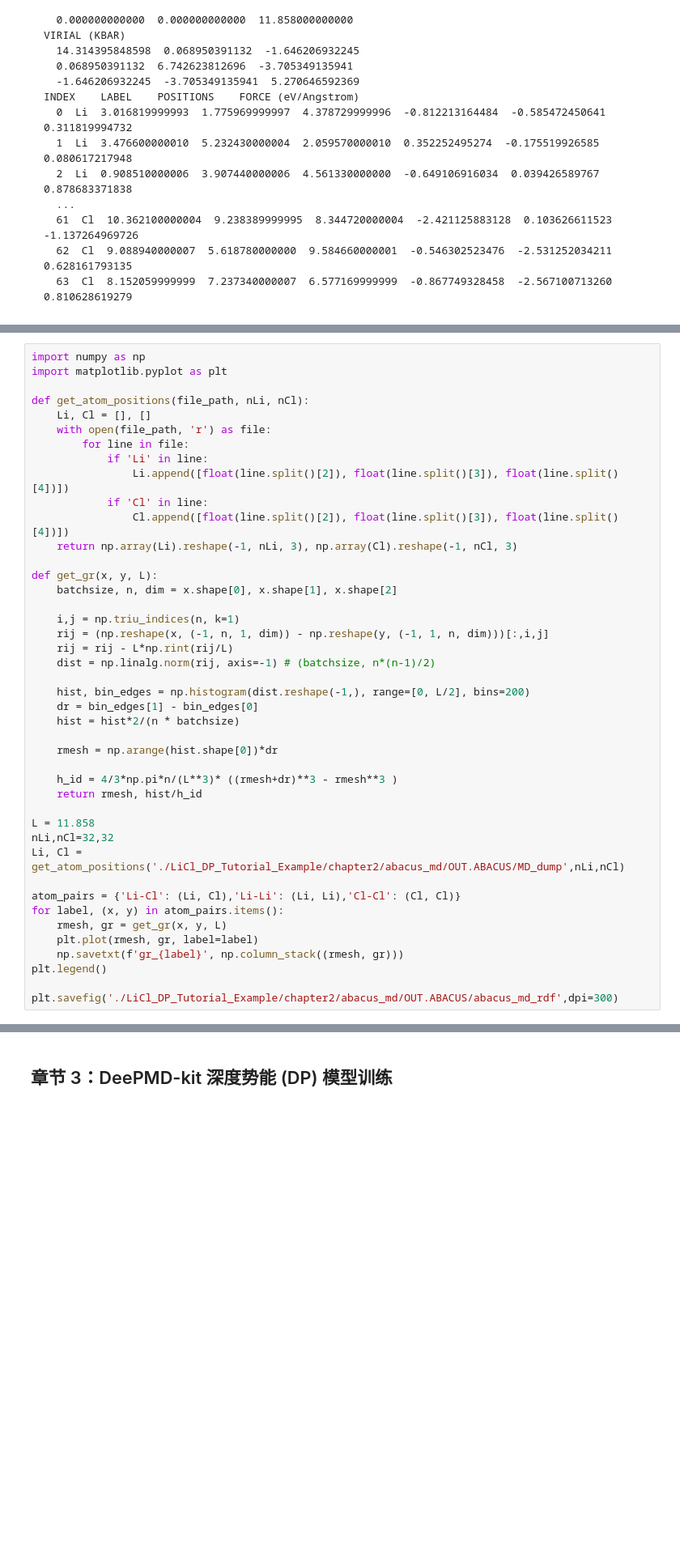
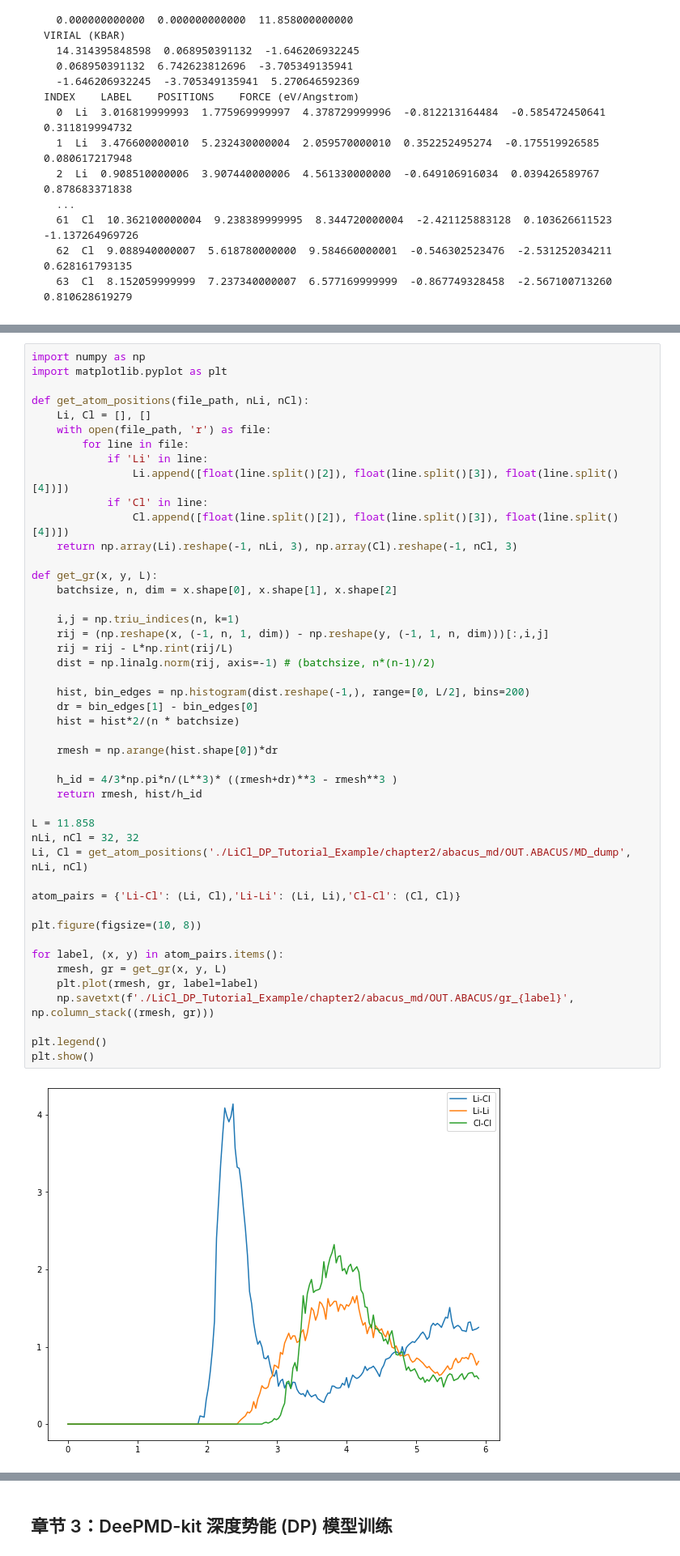
Before and after one commit to dptech-corp/bohrium-notebook, a Jupyter notebook: Proem/CH/LiCl_DP_Tutorial.ipynb, the cells around one changed output, grey strips where cells are left out. Shown at 81% size. Drawn from its saved outputs; the diff is of its cells as text; blank space fills up the shorter version.

```diff
--- a/Proem/CH/LiCl_DP_Tutorial.ipynb
+++ b/Proem/CH/LiCl_DP_Tutorial.ipynb
@@ -662,36 +801,41 @@ def get_atom_positions(file_path, nLi, nCl):
             if 'Li' in line:
                 Li.append([float(line.split()[2]), float(line.split()[3]), float(line.split()[4])])
             if 'Cl' in line:
                 Cl.append([float(line.split()[2]), float(line.split()[3]), float(line.split()[4])])
     return np.array(Li).reshape(-1, nLi, 3), np.array(Cl).reshape(-1, nCl, 3)
 
 def get_gr(x, y, L):
     batchsize, n, dim = x.shape[0], x.shape[1], x.shape[2]
 
     i,j = np.triu_indices(n, k=1)
     rij = (np.reshape(x, (-1, n, 1, dim)) - np.reshape(y, (-1, 1, n, dim)))[:,i,j]
     rij = rij - L*np.rint(rij/L)
     dist = np.linalg.norm(rij, axis=-1) # (batchsize, n*(n-1)/2)
 
     hist, bin_edges = np.histogram(dist.reshape(-1,), range=[0, L/2], bins=200)
     dr = bin_edges[1] - bin_edges[0]
     hist = hist*2/(n * batchsize)
 
     rmesh = np.arange(hist.shape[0])*dr
 
     h_id = 4/3*np.pi*n/(L**3)* ((rmesh+dr)**3 - rmesh**3 )
     return rmesh, hist/h_id
 
 L = 11.858
-nLi,nCl=32,32
-Li, Cl = get_atom_positions('./LiCl_DP_Tutorial_Example/chapter2/abacus_md/OUT.ABACUS/MD_dump',nLi,nCl)
+nLi, nCl = 32, 32
+Li, Cl = get_atom_positions('./LiCl_DP_Tutorial_Example/chapter2/abacus_md/OUT.ABACUS/MD_dump', nLi, nCl)
 
 atom_pairs = {'Li-Cl': (Li, Cl),'Li-Li': (Li, Li),'Cl-Cl': (Cl, Cl)}
+
+plt.figure(figsize=(10, 8))
+
 for label, (x, y) in atom_pairs.items():
     rmesh, gr = get_gr(x, y, L)
     plt.plot(rmesh, gr, label=label)
-    np.savetxt(f'gr_{label}', np.column_stack((rmesh, gr)))
+    np.savetxt(f'./LiCl_DP_Tutorial_Example/chapter2/abacus_md/OUT.ABACUS/gr_{label}', np.column_stack((rmesh, gr)))
+
 plt.legend()
-
-plt.savefig('./LiCl_DP_Tutorial_Example/chapter2/abacus_md/OUT.ABACUS/abacus_md_rdf',dpi=300)
+plt.show()
+# %% [output]
+[figure, added]
 # %% [markdown]
```
Also changed, not shown: parts of 74 cells of this notebook.
